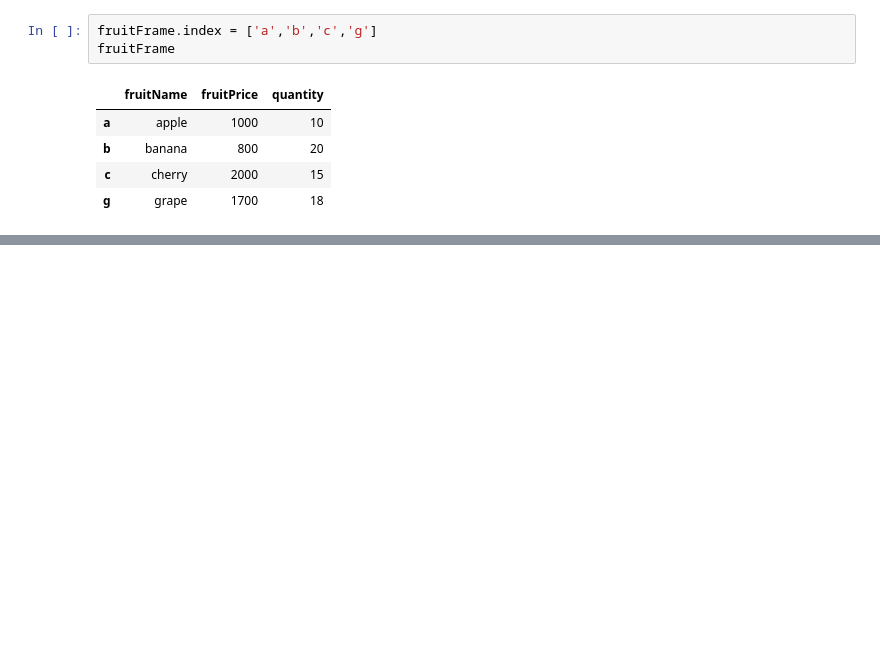
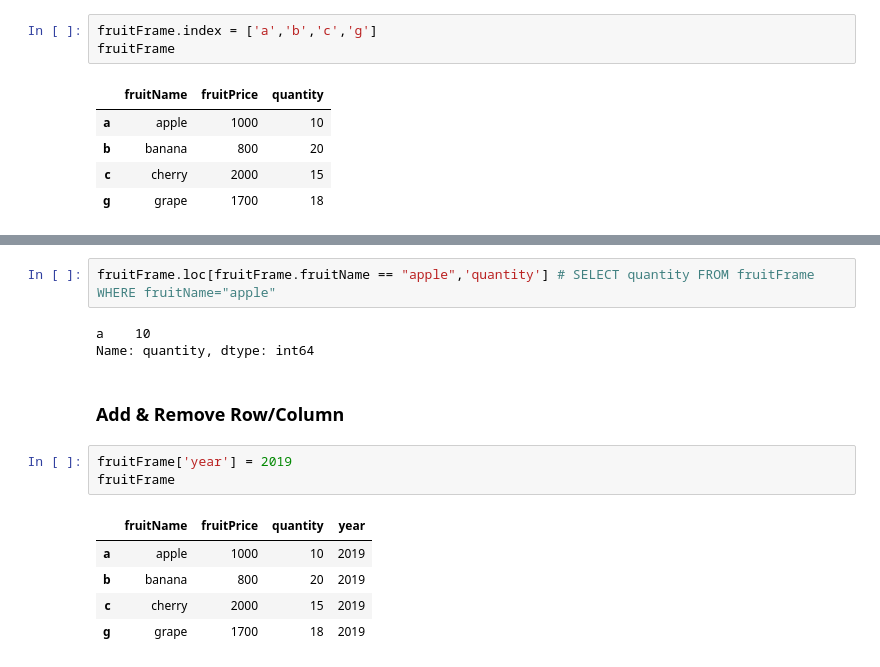
Before and after one commit to Alex4386-vault/artificial-intelligence-for-dummies, a Jupyter notebook: 03.Data Analysis and Visualization/Pandas.ipynb, the cells around one changed output, grey strips where cells are left out. Cells and saved outputs as stored; diff of their text form; blank space fills up the shorter version.

```diff
--- a/03.Data Analysis and Visualization/Pandas.ipynb
+++ b/03.Data Analysis and Visualization/Pandas.ipynb
@@ -235,0 +276,16 @@ fruitFrame
+# %%
+fruitFrame.loc[fruitFrame.fruitName == "apple",'quantity'] # SELECT quantity FROM fruitFrame WHERE fruitName="apple"
+# %% [output]
+a    10
+Name: quantity, dtype: int64
+# %% [markdown]
+### Add & Remove Row/Column
+# %%
+fruitFrame['year'] = 2019
+fruitFrame
+# %% [output]
+|  | fruitName | fruitPrice | quantity | year |
+| a | apple | 1000 | 10 | 2019 |
+| b | banana | 800 | 20 | 2019 |
+| c | cherry | 2000 | 15 | 2019 |
+| g | grape | 1700 | 18 | 2019 |
```
Also changed, not shown: parts of 23 cells of this notebook, 1 other file.
